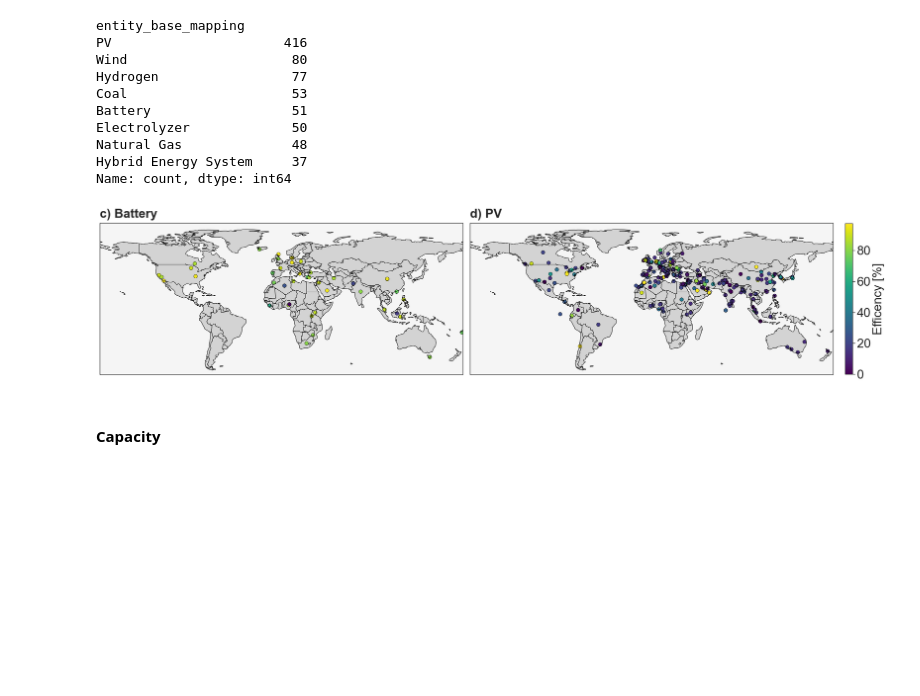
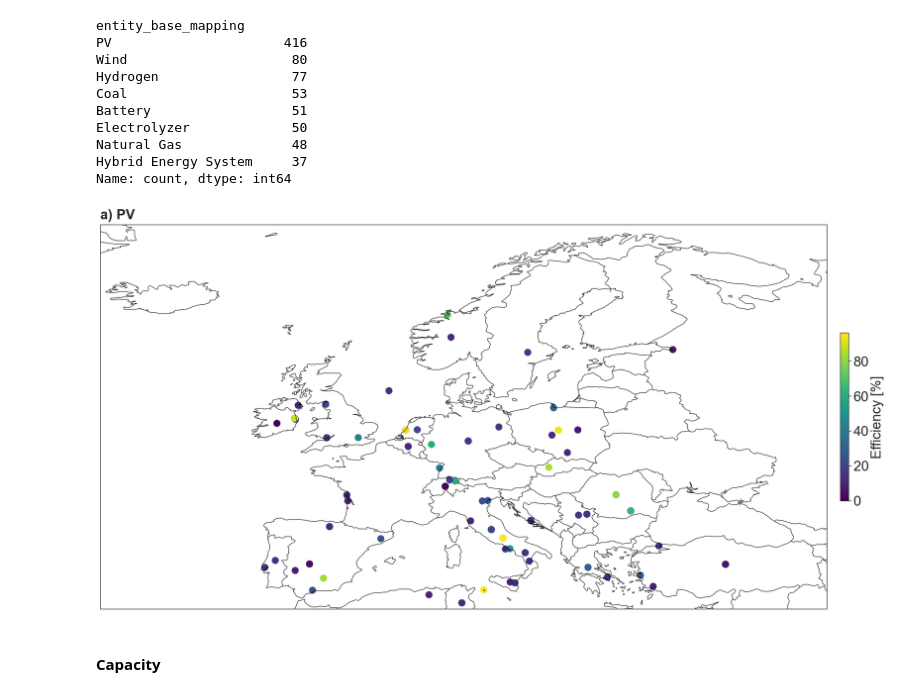
Before and after one commit to FZJ-IEK3-VSA/quinex-energy-system-studies, a Jupyter notebook: notebooks/Step6_SpatialVisualisation.ipynb, the cells around one changed output. Saved outputs shown, nothing was run; the diff lists cells and outputs as text; code cells hidden in the pictures; blank space fills up the shorter version.

```diff
--- a/notebooks/Step6_SpatialVisualisation.ipynb
+++ b/notebooks/Step6_SpatialVisualisation.ipynb
@@ -211,30 +220,32 @@ efficiency_pv = efficiency[efficiency["entity_base_mapping"].isin(['PV'])]
 # %%
 datasets = [
-{
-    'df': efficiency_bat,
-    'value_column': 'value_normalized',
-    #'entity_column': 'entity_base_mapping',
-    'title': 'c) Battery'
-    },
+    #{
+    # 'df': efficiency_wind,
+    # 'value_column': 'value_normalized',
+    # #'entity_column': 'entity_base_mapping',
+    # 'title': 'c) Wind'
+    # },
     {
     'df': efficiency_pv,
     'value_column': 'value_normalized',
     #'entity_column': 'entity_base_mapping',
-    'title': 'd) PV'
+    'title': 'a) PV'
     },
 ]
 
 fig = visualisation.plot_multiple_datasets_on_world(
     datasets,
-    colorbar_title="Efficency [%]",
+    colorbar_title="Efficiency [%]",
     figsize=(26, 12),
     jitter_strength=0,
-    default_point_size=50,
-    font_size=24
+    default_point_size=150,
+    font_size=24,
+    continent='Europe'
+
 )
-fig.savefig("../data/figures/results/efficiency/efficiency_worldmap.pdf", bbox_inches='tight')
+#fig.savefig("../data/figures/results/efficiency/efficiency_worldmap.pdf", bbox_inches='tight')
 # %% [output]
-[figure, old version]
+[figure, new version]
 # %% [markdown]
 #### **Capacity**
 # %%
```
Also changed, not shown: parts of 25 cells of this notebook, 12 other files.
